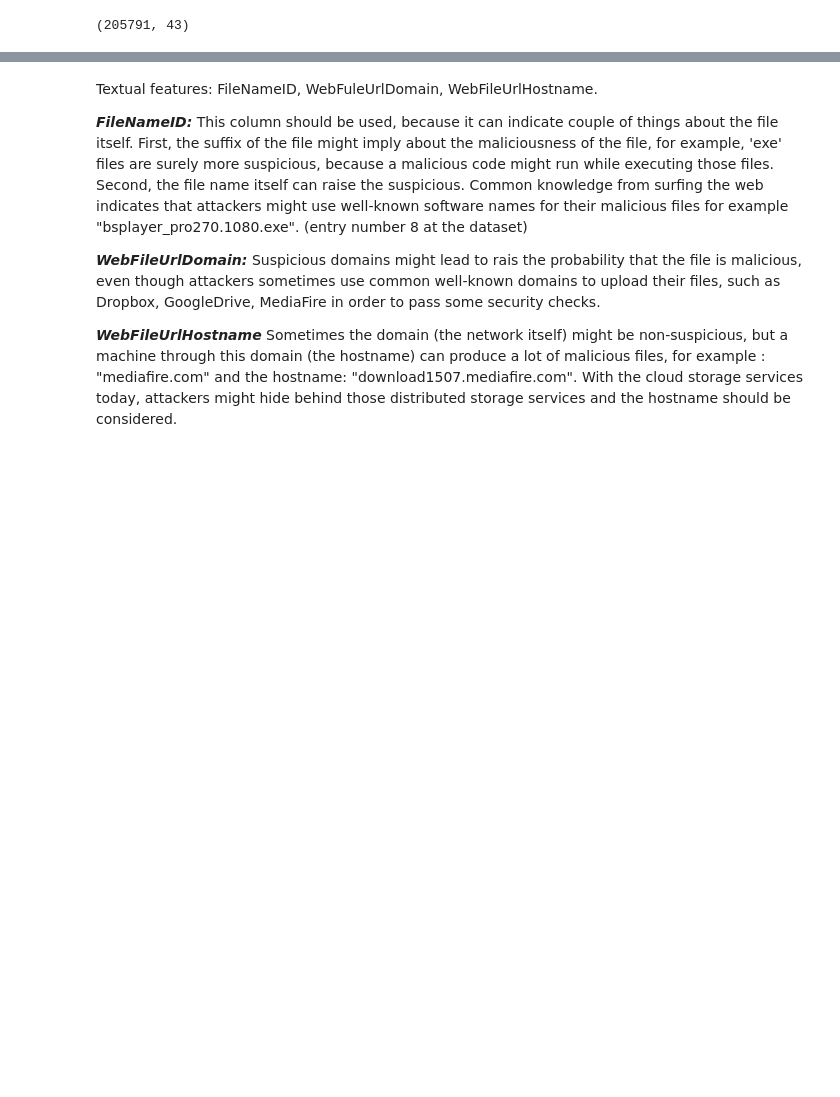
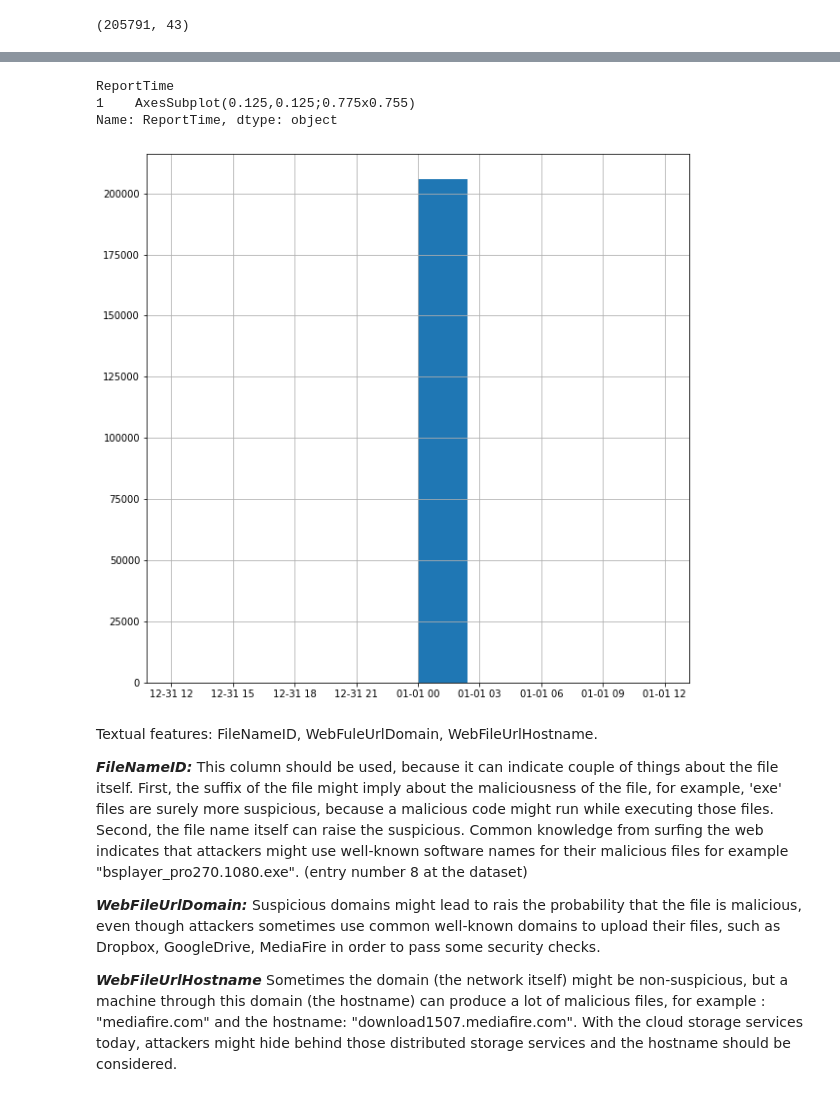
Before and after one commit to NitCoh/TextAnalysisForBigData, a Jupyter notebook: Big_Data_Analysis_for_Cyber_Security_Text_Analysis.ipynb, the cells around one changed output, grey strips where cells are left out. Saved outputs shown, nothing was run; the diff lists cells and outputs as text; code cells hidden in the pictures; blank space fills up the shorter version.

```diff
--- a/Big_Data_Analysis_for_Cyber_Security_Text_Analysis.ipynb
+++ b/Big_Data_Analysis_for_Cyber_Security_Text_Analysis.ipynb
@@ -39,0 +44,8 @@ df.shape
+# %%
+df.ReportTime = df.ReportTime.apply(dump_time)
+
+df.ReportTime = pd.to_datetime(df.ReportTime)
+
+df_group_by_time = df.groupby(df.ReportTime.dt.day)
+
+df_group_by_time.tail(n=6)
@@ -40,3 +60,15 @@ df.shape
+# %%
+
+
+fig = plt.figure(figsize = (10,10))
+ax = fig.gca()
+
+df_group_by_time.ReportTime.hist(ax=ax)
+# %% [output]
+ReportTime
+1    AxesSubplot(0.125,0.125;0.775x0.755)
+Name: ReportTime, dtype: object
+[figure, added]
 # %%
 # df = df[["FileNameID","Sha1ID","ThreatFamilyID","ThreatNameID","WebFileUrlDomain","WebFileUrlHostname"]]
 # df.head(n=6)
```
Also changed, not shown: parts of 16 cells of this notebook.
